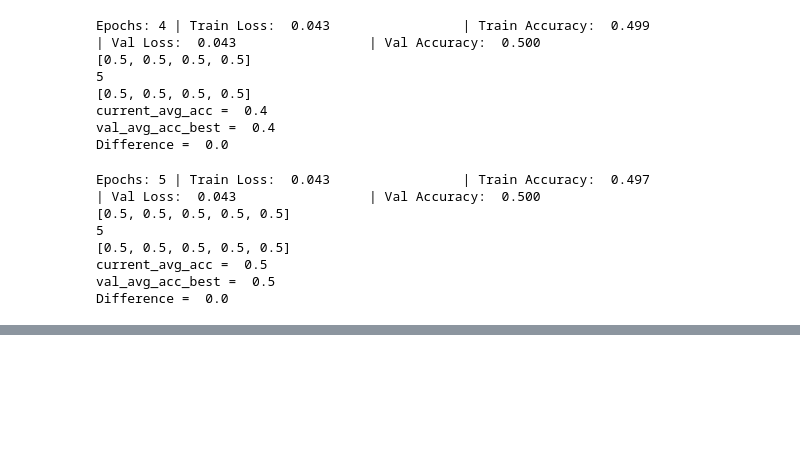
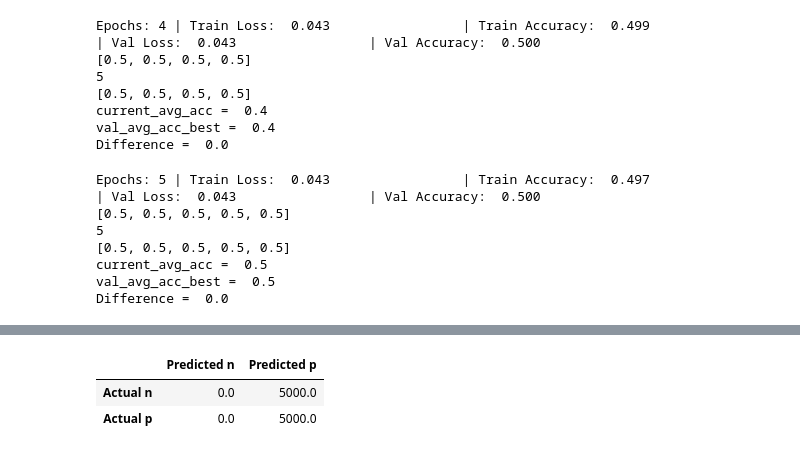
Before and after one commit to Ahmadsaidnouh/Term7-Artificial-Intelligence-Assignments, a Jupyter notebook: lab4/preprocessing notebooks/Final_NLP_bert(1e-3).ipynb, the cells around one changed output, grey strips where cells are left out. Drawn from its saved outputs; the diff is of its cells as text; code cells hidden in the pictures; blank space fills up the shorter version.

```diff
--- a/lab4/preprocessing notebooks/Final_NLP_bert(1e-3).ipynb
+++ b/lab4/preprocessing notebooks/Final_NLP_bert(1e-3).ipynb
@@ -437,20 +447,13 @@ def evaluate(model, test_data, test_dataloader):
     model.eval()
     with torch.no_grad():
 
-        for test_input, test_label in test_dataloader:
+        for test_input, test_label in tqdm(test_dataloader):
               test_label = test_label.to(device)
-              # print(test_label)
               mask = test_input['attention_mask'].to(device)
               input_id = test_input['input_ids'].squeeze(1).to(device)
               output = model(input_id, mask)
-              y_pred_tag = torch.round(output.argmax(dim=1))
+              y_pred_tag = torch.round(output.squeeze(1))
               # print(y_pred_tag)
-              for i in range(len(input_id)):
-                tokens = tokenizer.convert_ids_to_tokens(input_id[i])
-                text = tokenizer.convert_tokens_to_string(tokens)
-                text = text.replace('[CLS] ','').replace(' [SEP]  ','').replace('[PAD]','')
-                # print(text + " | Output : "+ labels[y_pred_tag.cpu().data.numpy()[i]] + " | Actual : " + labels[test_label.cpu().data.numpy()[i]])
-
               acc = (y_pred_tag == test_label).sum()
               total_acc_test += acc
               final_confusion_matrix += confusion_matrix(test_label.cpu().data.numpy(), y_pred_tag.cpu().data.numpy())
@@ -461,14 +464,18 @@ def evaluate(model, test_data, test_dataloader):
     TN = final_confusion_matrix[1][1]
     Percision = TP/(TP+FP)
     Recall = TP/(TP+FN)
-    print(f'Test Accuracy: {total_acc_test / len(test_data): .3f}')
+    print(f'\nTest Accuracy: {total_acc_test / len(test_data): .3f}')
     print(f'Percision : {Percision}')
     print(f'Sensitivity (Recall) : {Recall}')
     print(f'Specifity : {TN/(TN+FP)}')
     print(f'F1 Score = {((2*Percision*Recall)/(Percision+Recall))}')
     print('Confusion Matrix :')
     print(final_confusion_matrix)
+
+    return final_confusion_matrix
 # %%
+best_model_path = f"/content/drive/MyDrive/Lab4_Data/model_best.pth.tar"
 loaded_checkpoint = torch.load(best_model_path)
 model = BertClassifier()
 model.load_state_dict(loaded_checkpoint["model"])
+print("Epoch num of best model = ",loaded_checkpoint["epoch"])
@@ -475,2 +487,2 @@ model.load_state_dict(loaded_checkpoint["model"])
 # %%
-evaluate(model, df_test, test_dataloader)
+final_confusion_matrix = evaluate(model, df_test, test_dataloader)
@@ -476,0 +498,10 @@ evaluate(model, df_test, test_dataloader)
+# %%
+labels = ['n','p']
+columns = [f'Predicted {label}' for label in labels]
+index = [f'Actual {label}' for label in labels]
+table = pd.DataFrame(final_confusion_matrix, columns=columns, index=index)
+table
+# %% [output]
+|  | Predicted n | Predicted p |
+| Actual n | 0.0 | 5000.0 |
+| Actual p | 0.0 | 5000.0 |
```
Also changed, not shown: parts of 5 cells of this notebook, 8 other files.
